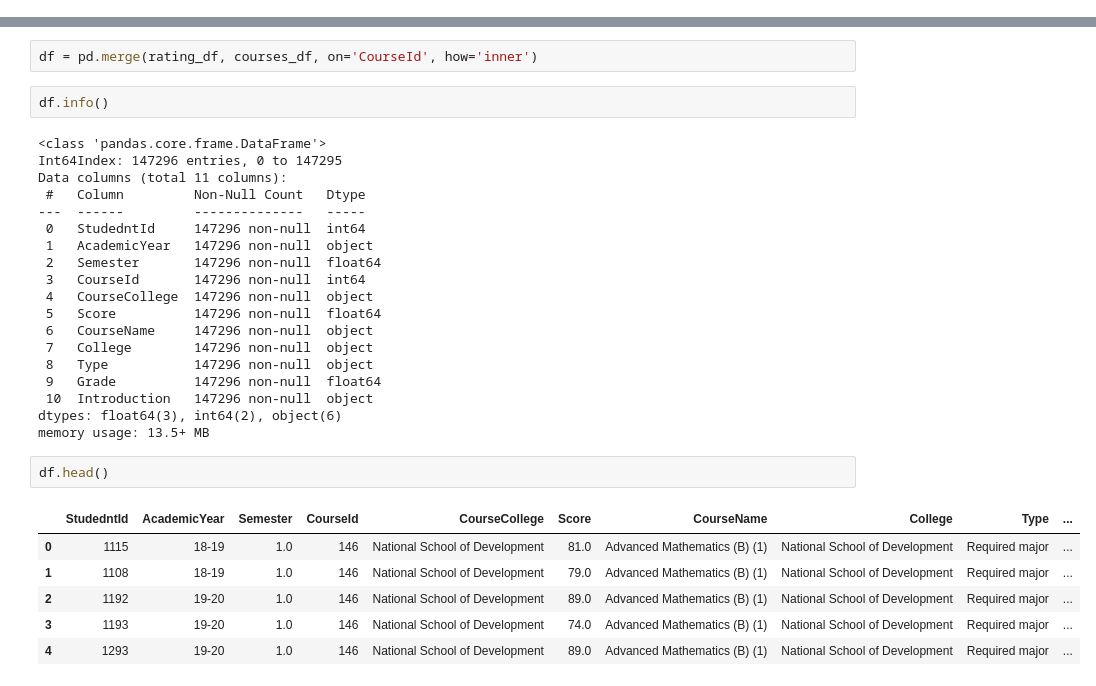
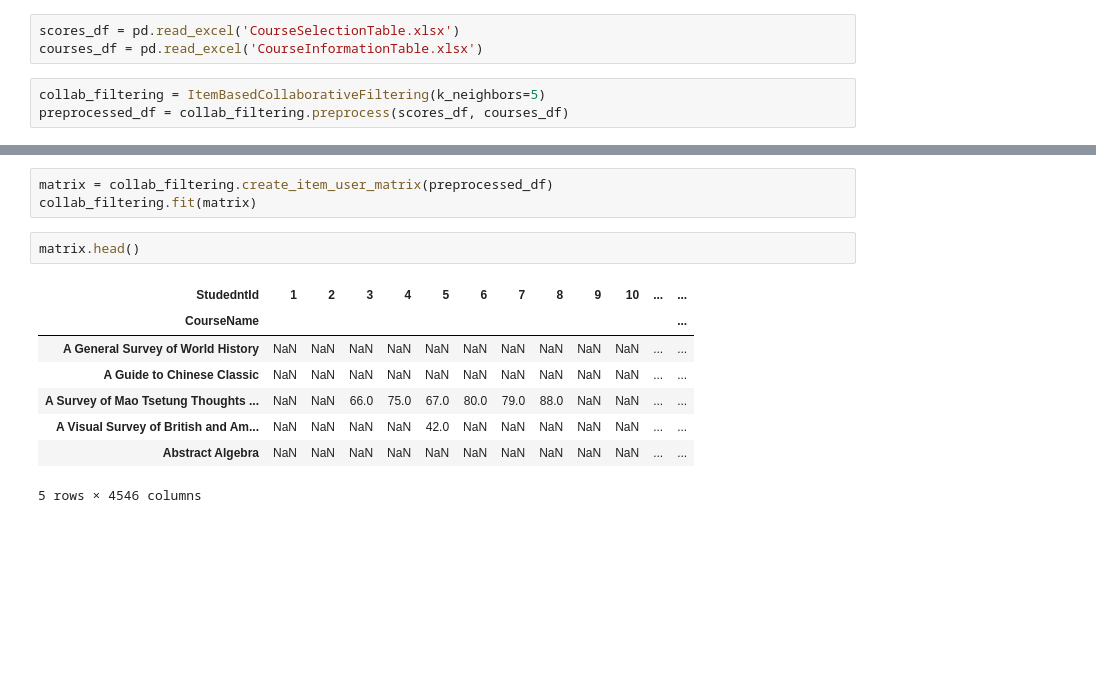
Before and after one commit to jahoon1998/CU-Boulder-CSCI-5502-Data-Mining, a Jupyter notebook: content-based-filtering/CSCI5502_Final_Project.ipynb, the cells around one changed output, grey strips where cells are left out. Cells and saved outputs as stored; diff of their text form; blank space fills up the shorter version.

Commit message:
Update CSCI5502_Final_Project.ipynb
created class for item-based filtering

```diff
--- a/content-based-filtering/CSCI5502_Final_Project.ipynb
+++ b/content-based-filtering/CSCI5502_Final_Project.ipynb
@@ -41 +140,7 @@ memory usage: 8.0+ MB
+# %%
+scores_df = pd.read_excel('CourseSelectionTable.xlsx')
+courses_df = pd.read_excel('CourseInformationTable.xlsx')
+# %%
+collab_filtering = ItemBasedCollaborativeFiltering(k_neighbors=5)
+preprocessed_df = collab_filtering.preprocess(scores_df, courses_df)
 # %%
@@ -85,32 +155,14 @@ memory usage: 267.8+ KB
-# %%
-df = pd.merge(rating_df, courses_df, on='CourseId', how='inner')
-# %%
-df.info()
-# %% [output]
-<class 'pandas.core.frame.DataFrame'>
-Int64Index: 147296 entries, 0 to 147295
-Data columns (total 11 columns):
- #   Column         Non-Null Count   Dtype
----  ------         --------------   -----
- 0   StudedntId     147296 non-null  int64
- 1   AcademicYear   147296 non-null  object
- 2   Semester       147296 non-null  float64
- 3   CourseId       147296 non-null  int64
- 4   CourseCollege  147296 non-null  object
- 5   Score          147296 non-null  float64
- 6   CourseName     147296 non-null  object
- 7   College        147296 non-null  object
- 8   Type           147296 non-null  object
- 9   Grade          147296 non-null  float64
- 10  Introduction   147296 non-null  object
-dtypes: float64(3), int64(2), object(6)
-memory usage: 13.5+ MB
+# %%
+matrix = collab_filtering.create_item_user_matrix(preprocessed_df)
+collab_filtering.fit(matrix)
 # %%
-df.head()
+matrix.head()
 # %% [output]
-|  | StudedntId | AcademicYear | Semester | CourseId | CourseCollege | Score | CourseName | College | Type | ... |
-| 0 | 1115 | 18-19 | 1.0 | 146 | National School of Development | 81.0 | Advanced Mathematics (B) (1) | National School of Development | Required major | ... |
-| 1 | 1108 | 18-19 | 1.0 | 146 | National School of Development | 79.0 | Advanced Mathematics (B) (1) | National School of Development | Required major | ... |
-| 2 | 1192 | 19-20 | 1.0 | 146 | National School of Development | 89.0 | Advanced Mathematics (B) (1) | National School of Development | Required major | ... |
-| 3 | 1193 | 19-20 | 1.0 | 146 | National School of Development | 74.0 | Advanced Mathematics (B) (1) | National School of Development | Required major | ... |
-| 4 | 1293 | 19-20 | 1.0 | 146 | National School of Development | 89.0 | Advanced Mathematics (B) (1) | National School of Development | Required major | ... |
+| StudedntId | 1 | 2 | 3 | 4 | 5 | 6 | 7 | 8 | 9 | 10 | ... | ... |
+| CourseName |  |  |  |  |  |  |  |  |  |  |  | ... |
+| A General Survey of World History | NaN | NaN | NaN | NaN | NaN | NaN | NaN | NaN | NaN | NaN | ... | ... |
+| A Guide to Chinese Classic | NaN | NaN | NaN | NaN | NaN | NaN | NaN | NaN | NaN | NaN | ... | ... |
+| A Survey of Mao Tsetung Thoughts ... | NaN | NaN | 66.0 | 75.0 | 67.0 | 80.0 | 79.0 | 88.0 | NaN | NaN | ... | ... |
+| A Visual Survey of British and Am... | NaN | NaN | NaN | NaN | 42.0 | NaN | NaN | NaN | NaN | NaN | ... | ... |
+| Abstract Algebra | NaN | NaN | NaN | NaN | NaN | NaN | NaN | NaN | NaN | NaN | ... | ... |
+5 rows × 4546 columns
```
Also changed, not shown: parts of 18 cells of this notebook.
